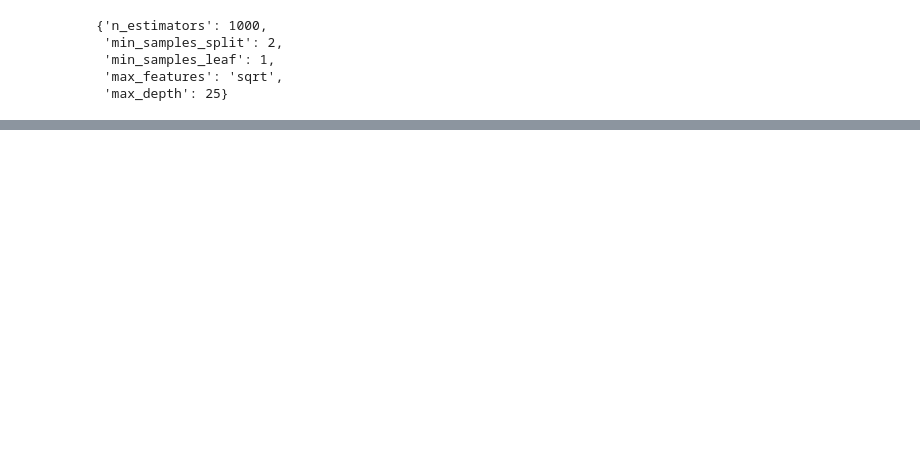
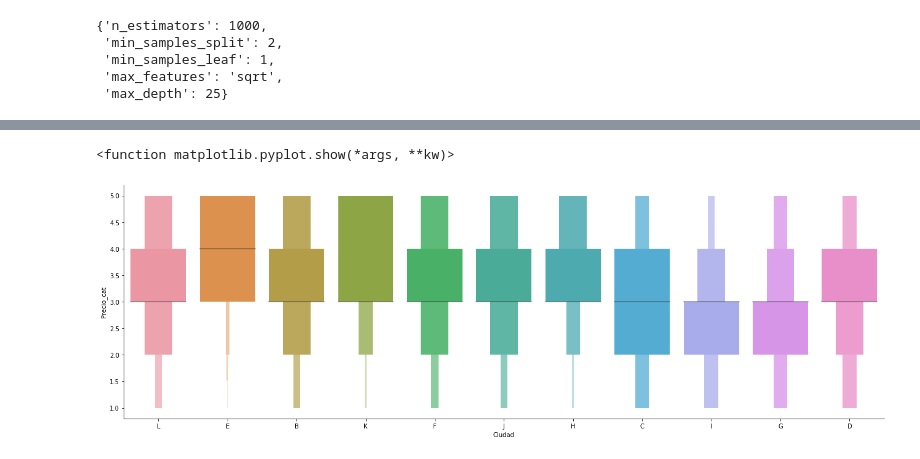
Before and after one commit to daviduster/used-car-price-prediction, a Jupyter notebook: notebooks/vanilla.ipynb, the cells around one changed output, grey strips where cells are left out. Cells and saved outputs as stored; diff of their text form; code cells hidden in the pictures; blank space fills up the shorter version.

```diff
--- a/notebooks/vanilla.ipynb
+++ b/notebooks/vanilla.ipynb
@@ -839,0 +816,6 @@ R Squared Error          :  0.8517814328406582
+# %%
+for i in range(car_train_3.shape[0]):
+    car_train_3.at[i, 'Company'] = car_train_3['Nombre'][i].split()[0].title()
+    car_train_3.at[i, 'Consumo(km/kg)'] = car_train_3['Consumo'][i].split()[0]
+    car_train_3.at[i, 'Motor_CC(CC)'] = car_train_3['Motor_CC'][i].split()[0]
+    car_train_3.at[i, 'Potencia(bhp)'] = car_train_3['Potencia'][i].split()[0]
@@ -839,0 +831,4 @@ R Squared Error          :  0.8517814328406582
+# %%
+car_train_3['Consumo(km/kg)'] = car_train_3['Consumo(km/kg)'].astype(float)
+car_train_3['Motor_CC(CC)'] = car_train_3['Motor_CC(CC)'].astype(float)
+car_train_3['Potencia(bhp)'] = car_train_3['Potencia(bhp)'].astype(float)
@@ -839,0 +839,8 @@ R Squared Error          :  0.8517814328406582
+# %%
+car_train_3['Descuento'] = car_train_3['Descuento'].astype(float)
+# %%
+# Drop useless features
+car_train_3.drop(["Nombre"],axis=1,inplace=True)
+car_train_3.drop(["Consumo"],axis=1,inplace=True)
+car_train_3.drop(["Motor_CC"],axis=1,inplace=True)
+car_train_3.drop(["Potencia"],axis=1,inplace=True)
@@ -839,0 +864,6 @@ R Squared Error          :  0.8517814328406582
+# %%
+sns.catplot(y='Precio_cat',x = 'Ciudad', data= car_train_3.sort_values('Precio_cat',ascending=False),kind="boxen",height=6, aspect=3)
+plt.show
+# %% [output]
+<function matplotlib.pyplot.show(*args, **kw)>
+[figure, added]
```
Also changed, not shown: parts of 113 cells of this notebook, 2 other files.
